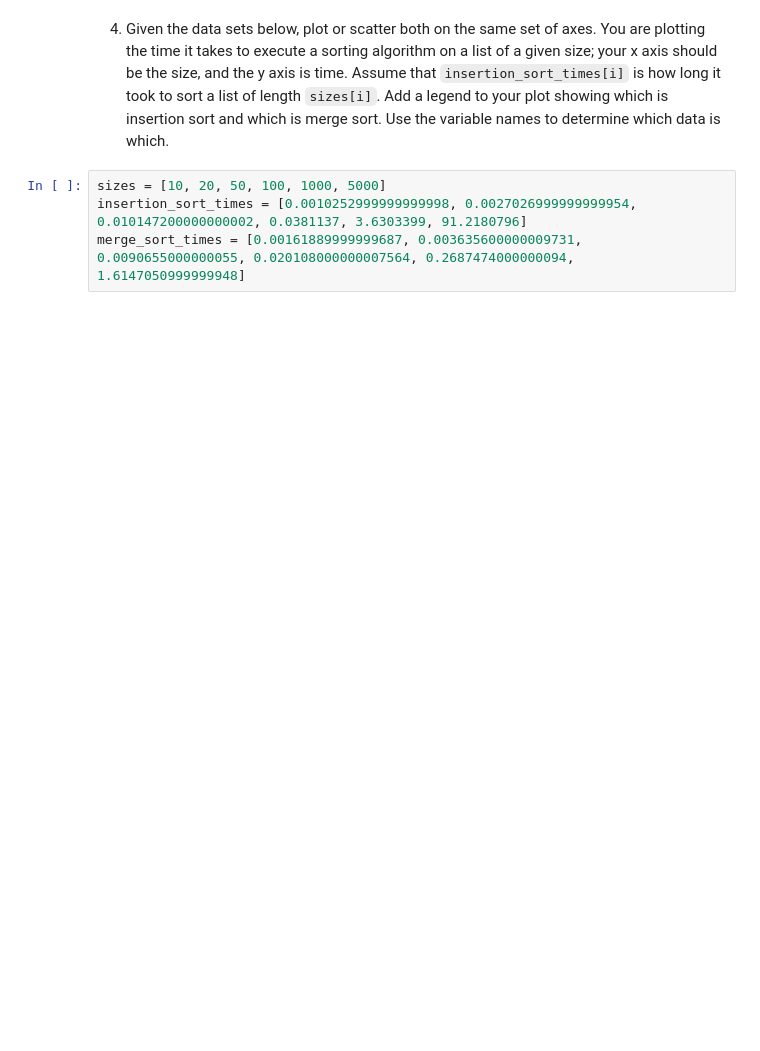
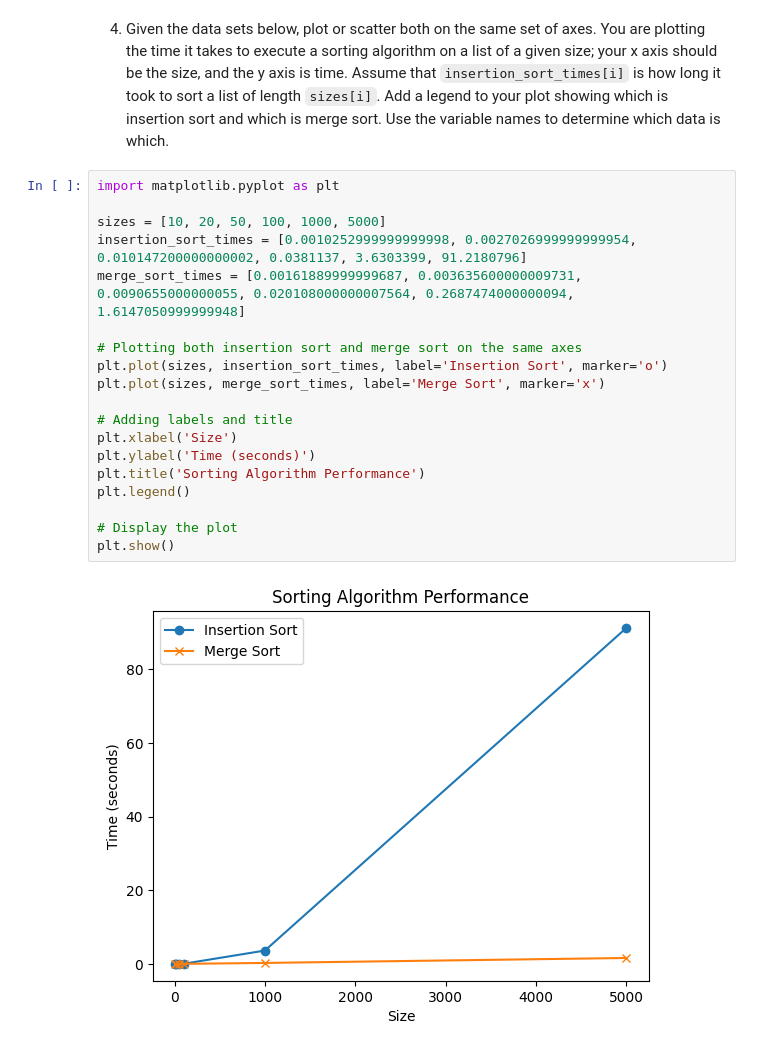
Before and after one commit to jg2012/pyplot, a Jupyter notebook: pyplot.ipynb, the cells around one changed output. Cells and saved outputs as stored; diff of their text form; blank space fills up the shorter version.

```diff
--- a/pyplot.ipynb
+++ b/pyplot.ipynb
@@ -45,6 +105,23 @@ plt.show()
 # %% [markdown]
 4. Given the data sets below, plot or scatter both on the same set of axes.  You are plotting the time it takes to execute a sorting algorithm on a list of a given size; your x axis should be the size, and the y axis is time.  Assume that `insertion_sort_times[i]` is how long it took to sort a list of length `sizes[i]`.  Add a legend to your plot showing which is insertion sort and which is merge sort.  Use the variable names to determine which data is which.
 # %%
+import matplotlib.pyplot as plt
+
 sizes = [10, 20, 50, 100, 1000, 5000]
 insertion_sort_times = [0.0010252999999999998, 0.0027026999999999954, 0.010147200000000002, 0.0381137, 3.6303399, 91.2180796]
 merge_sort_times = [0.00161889999999687, 0.003635600000009731, 0.0090655000000055, 0.020108000000007564, 0.2687474000000094, 1.6147050999999948]
+
+# Plotting both insertion sort and merge sort on the same axes
+plt.plot(sizes, insertion_sort_times, label='Insertion Sort', marker='o')
+plt.plot(sizes, merge_sort_times, label='Merge Sort', marker='x')
+
+# Adding labels and title
+plt.xlabel('Size')
+plt.ylabel('Time (seconds)')
+plt.title('Sorting Algorithm Performance')
+plt.legend()
+
+# Display the plot
+plt.show()
+# %% [output]
+[figure, added]
```
Also changed, not shown: parts of 2 cells of this notebook, 1 other file.
